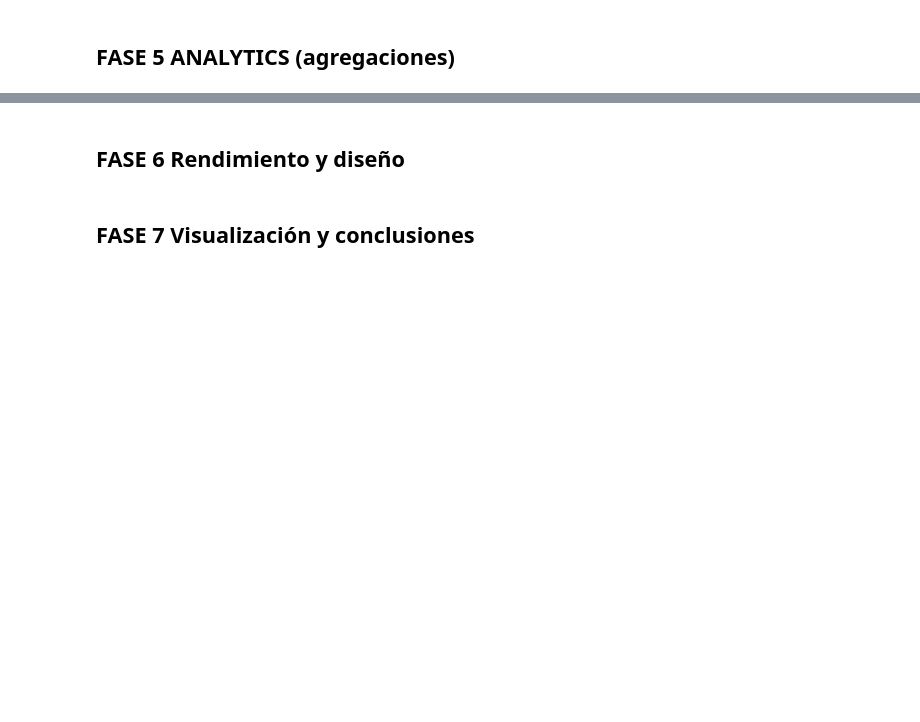
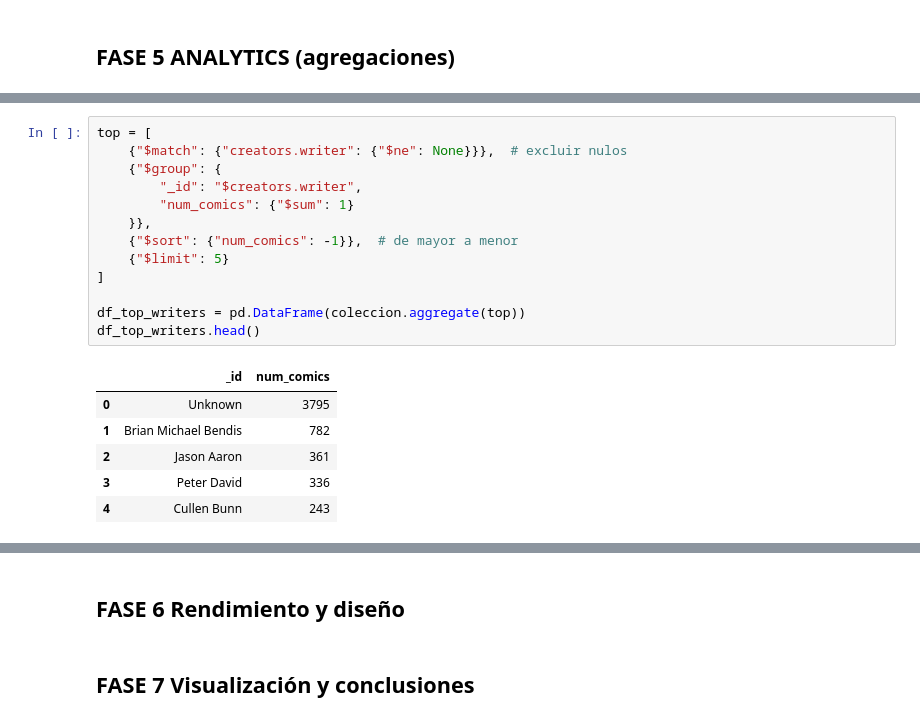
Before and after one commit to AntonioDavid333/tarea2-mongoDB, a Jupyter notebook: act1.ipynb, the cells around one changed output, grey strips where cells are left out. Saved outputs shown, nothing was run; the diff lists cells and outputs as text; blank space fills up the shorter version.

```diff
--- a/act1.ipynb
+++ b/act1.ipynb
@@ -497,0 +533,20 @@ InsertManyResult([ObjectId('699877848a92e02a52f23594'), ObjectId('699877848a92e0
+# %%
+top = [
+    {"$match": {"creators.writer": {"$ne": None}}},  # excluir nulos
+    {"$group": {
+        "_id": "$creators.writer",
+        "num_comics": {"$sum": 1}
+    }},
+    {"$sort": {"num_comics": -1}},  # de mayor a menor
+    {"$limit": 5}
+]
+
+df_top_writers = pd.DataFrame(coleccion.aggregate(top))
+df_top_writers.head()
+# %% [output]
+|  | _id | num_comics |
+| 0 | Unknown | 3795 |
+| 1 | Brian Michael Bendis | 782 |
+| 2 | Jason Aaron | 361 |
+| 3 | Peter David | 336 |
+| 4 | Cullen Bunn | 243 |
```
Also changed, not shown: parts of 10 cells of this notebook.
